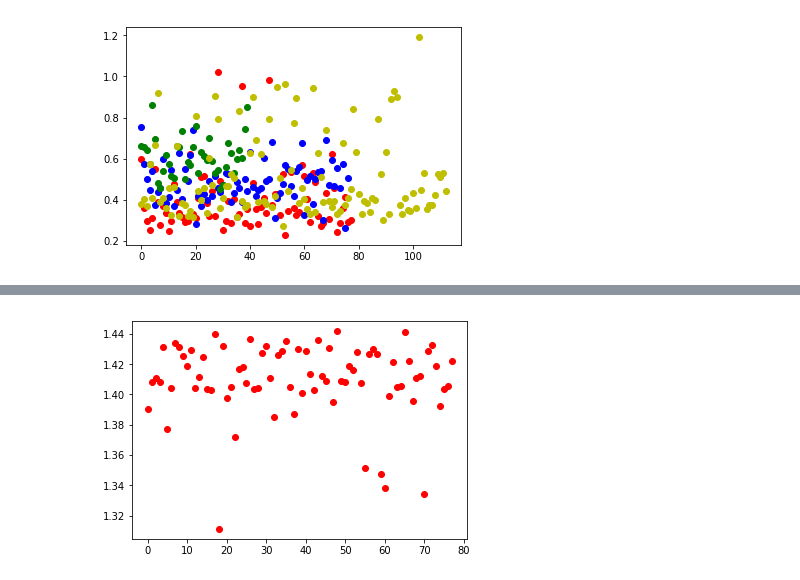
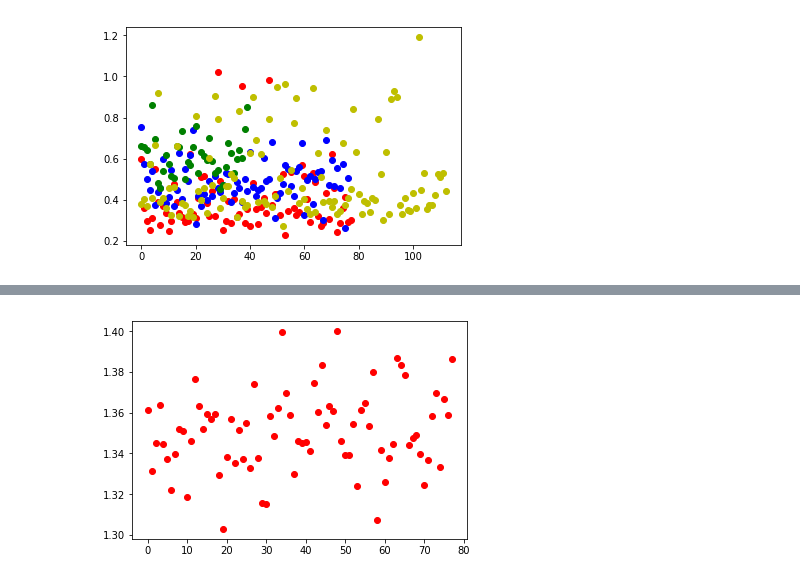
Before and after one commit to pkmandke/openface-PC, a Jupyter notebook: utils/eval.ipynb, the cells around one changed output, grey strips where cells are left out. Drawn from its saved outputs; the diff is of its cells as text; code cells hidden in the pictures.

Commit message:
created codebooks fro 4 models

```diff
--- a/utils/eval.ipynb
+++ b/utils/eval.ipynb
@@ -127,17 +127,21 @@ plt.show
 # %% [markdown]
 # Evaulating embeddings from 2 different models and their compatibility
 # %%
+import sys
+sys.path.insert(0, '/home/prathamesh/undergrad/btech_proj/misc/openface/pc_demo/scripts/')
 import pre_proc as prep
 import post_proc as popr
 import facenet
 
 sm1 = joblib.load('/home/prathamesh/undergrad/btech_proj/misc/openface/pc_demo/codebooks/small1.sav')
 sm2 = joblib.load('/home/prathamesh/undergrad/btech_proj/misc/openface/pc_demo/codebooks/small2.sav')
+nnv1 = joblib.load('/home/prathamesh/undergrad/btech_proj/misc/openface/pc_demo/codebooks/nn4v1.sav')
+nnv2 = joblib.load('/home/prathamesh/undergrad/btech_proj/misc/openface/pc_demo/codebooks/nn4v2.sav')
 
 mdel_path = '/home/prathamesh/undergrad/btech_proj/misc/openface/pc_demo/models/'
-mdel1, mdel2 = 'nn4.small1.v1.t7', 'nn4.small2.v1.t7'
+mdel1, mdel2, mdel3, mdel4 = 'nn4.small1.v1.t7', 'nn4.small2.v1.t7', 'nn4.v1.t7', 'nn4.v2.t7'
 
-model1, model2 = facenet.load_model(model_path=mdel_path + mdel1), facenet.load_model(model_path=mdel_path + mdel2)
+model1, model2, nn4v1, nn4v2 = facenet.load_model(model_path=mdel_path + mdel1), facenet.load_model(model_path=mdel_path + mdel2), facenet.load_model(model_path=mdel_path + mdel3), facenet.load_model(model_path=mdel_path + mdel4)
 # %%
 def dist_from_avg(avg, path_to_imgs, model, prep=False, affine=False, _plot=True):
 
@@ -188,7 +208,7 @@ plt.show
 # %%
 # Distance of embeddings from model1 from average of model2
 
-dist_from_avg(sm1[1][0], img_path + '/pm/', model2, _plot=True)
+dist_from_avg(sm2[1][0], img_path + '/pm/', nn4v1, _plot=True)
 print()
 # %% [output]
-[figure, old version]
+[figure, new version]
```
Also changed, not shown: parts of 6 cells of this notebook, 4 other files.
